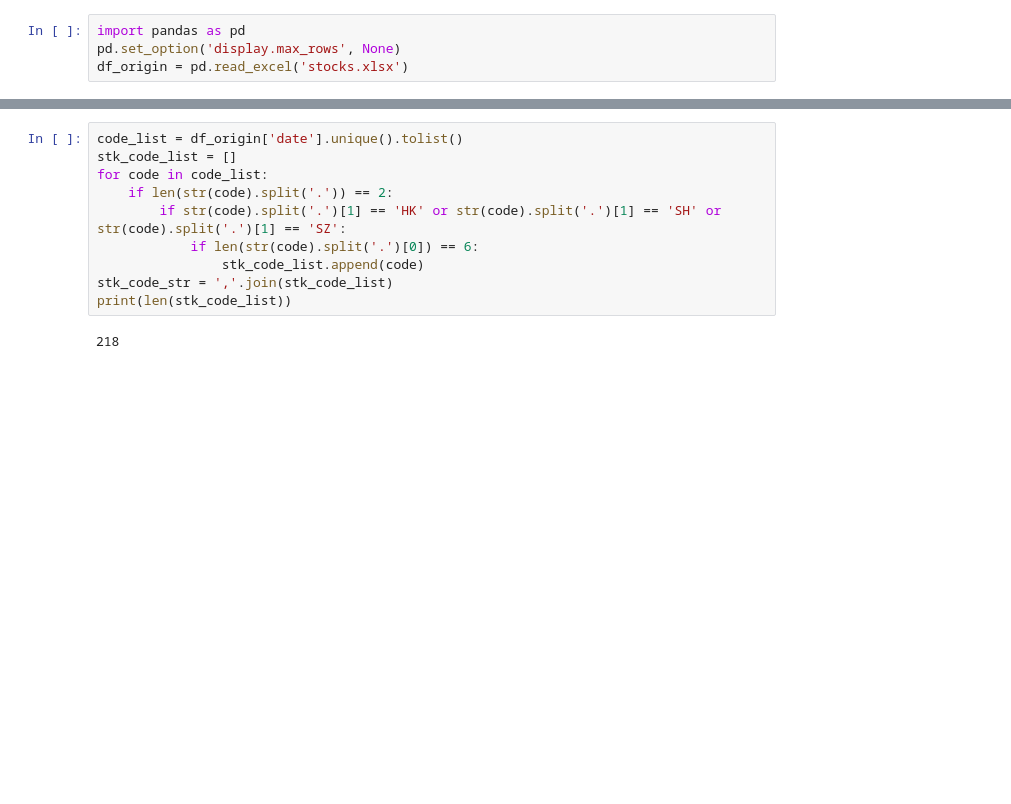
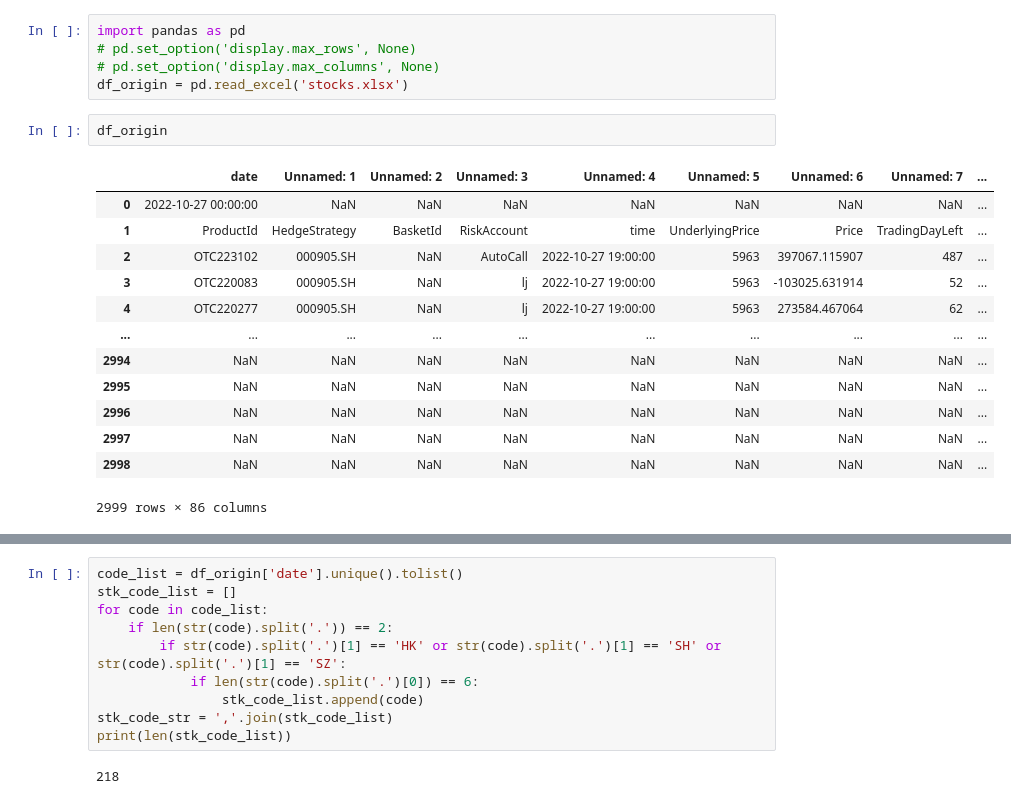
Before and after one commit to PXY11/trading-optimize, a Jupyter notebook: arb.ipynb, the cells around one changed output, grey strips where cells are left out. Drawn from its saved outputs; the diff is of its cells as text; blank space fills up the shorter version.

```diff
--- a/arb.ipynb
+++ b/arb.ipynb
@@ -1,4 +1,21 @@
 # %%
 import pandas as pd
-pd.set_option('display.max_rows', None)
+# pd.set_option('display.max_rows', None)
+# pd.set_option('display.max_columns', None)
 df_origin = pd.read_excel('stocks.xlsx')
+# %%
+df_origin
+# %% [output]
+|  | date | Unnamed: 1 | Unnamed: 2 | Unnamed: 3 | Unnamed: 4 | Unnamed: 5 | Unnamed: 6 | Unnamed: 7 | ... |
+| 0 | 2022-10-27 00:00:00 | NaN | NaN | NaN | NaN | NaN | NaN | NaN | ... |
+| 1 | ProductId | HedgeStrategy | BasketId | RiskAccount | time | UnderlyingPrice | Price | TradingDayLeft | ... |
+| 2 | OTC223102 | 000905.SH | NaN | AutoCall | 2022-10-27 19:00:00 | 5963 | 397067.115907 | 487 | ... |
+| 3 | OTC220083 | 000905.SH | NaN | lj | 2022-10-27 19:00:00 | 5963 | -103025.631914 | 52 | ... |
+| 4 | OTC220277 | 000905.SH | NaN | lj | 2022-10-27 19:00:00 | 5963 | 273584.467064 | 62 | ... |
+| ... | ... | ... | ... | ... | ... | ... | ... | ... | ... |
+| 2994 | NaN | NaN | NaN | NaN | NaN | NaN | NaN | NaN | ... |
+| 2995 | NaN | NaN | NaN | NaN | NaN | NaN | NaN | NaN | ... |
+| 2996 | NaN | NaN | NaN | NaN | NaN | NaN | NaN | NaN | ... |
+| 2997 | NaN | NaN | NaN | NaN | NaN | NaN | NaN | NaN | ... |
+| 2998 | NaN | NaN | NaN | NaN | NaN | NaN | NaN | NaN | ... |
+2999 rows × 86 columns
```
Also changed, not shown: parts of 10 cells of this notebook, 1 other file.
